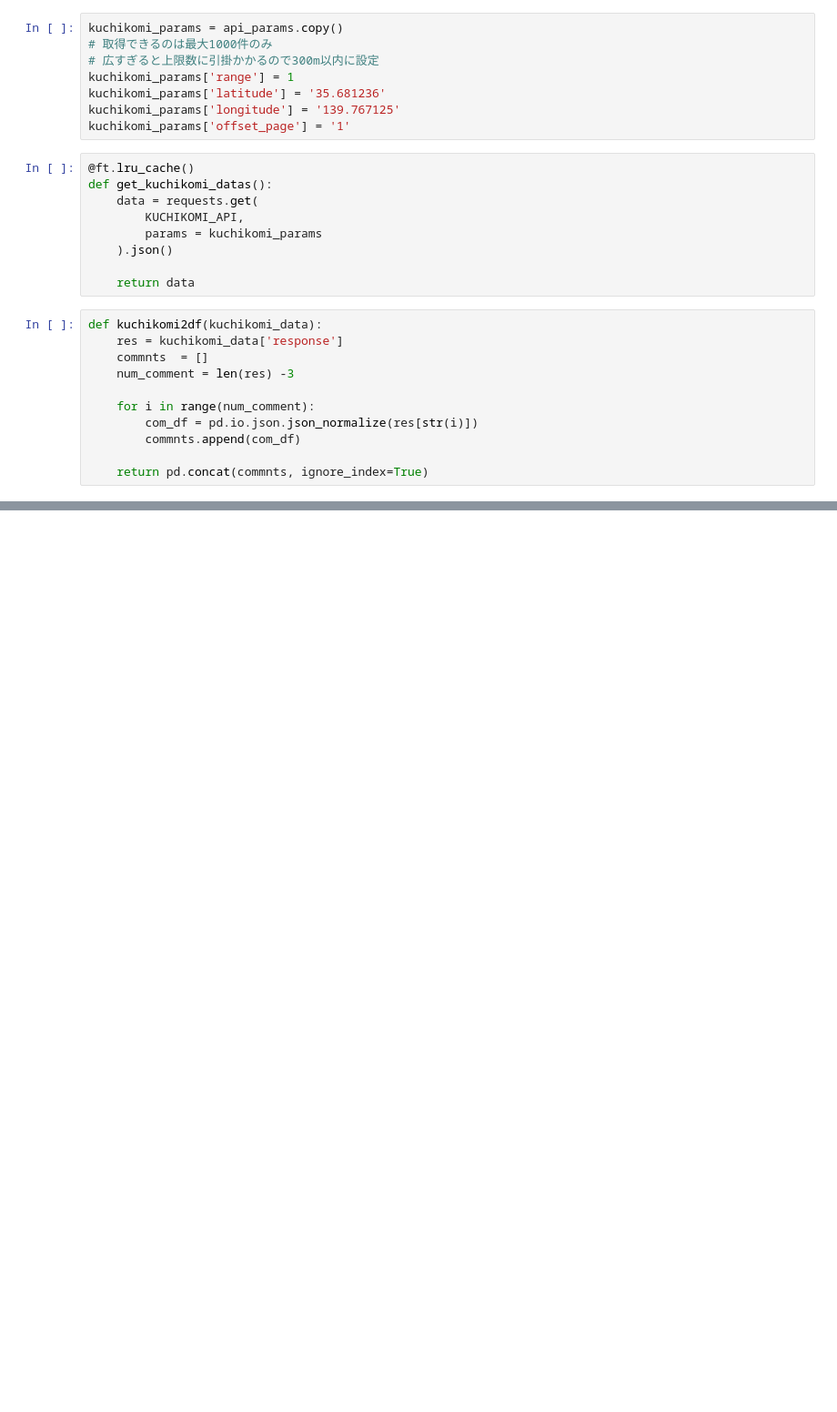
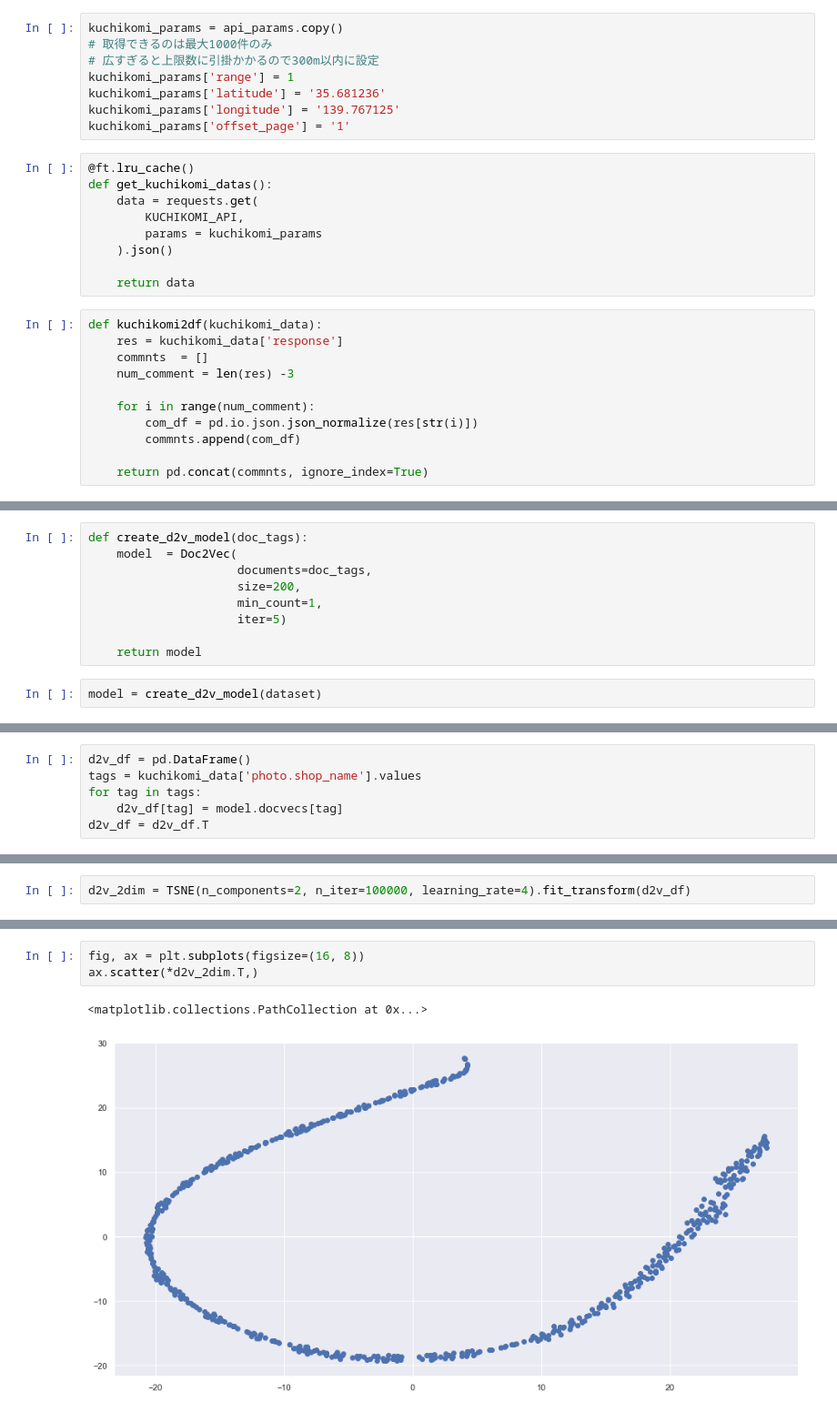
Before and after one commit to hiroaki8388/zono, a Jupyter notebook: scraping/gurunabi_api.ipynb, the cells around one changed output, grey strips where cells are left out. Shown at 91% size. Cells and saved outputs as stored; diff of their text form; blank space fills up the shorter version.

```diff
--- a/scraping/gurunabi_api.ipynb
+++ b/scraping/gurunabi_api.ipynb
@@ -172,0 +235,11 @@ data.head
+# %%
+def create_d2v_model(doc_tags):
+    model  = Doc2Vec(
+                     documents=doc_tags,
+                     size=200,
+                     min_count=1,
+                     iter=5)
+
+    return model
+# %%
+model = create_d2v_model(dataset)
@@ -172,0 +266,6 @@ data.head
+# %%
+d2v_df = pd.DataFrame()
+tags = kuchikomi_data['photo.shop_name'].values
+for tag in tags:
+    d2v_df[tag] = model.docvecs[tag]
+d2v_df = d2v_df.T
@@ -172,0 +284,2 @@ data.head
+# %%
+d2v_2dim = TSNE(n_components=2, n_iter=100000, learning_rate=4).fit_transform(d2v_df)
@@ -172,0 +314,6 @@ data.head
+# %%
+fig, ax = plt.subplots(figsize=(16, 8))
+ax.scatter(*d2v_2dim.T,)
+# %% [output]
+<matplotlib.collections.PathCollection at 0x...>
+[figure, added]
```
Also changed, not shown: parts of 24 cells of this notebook.
